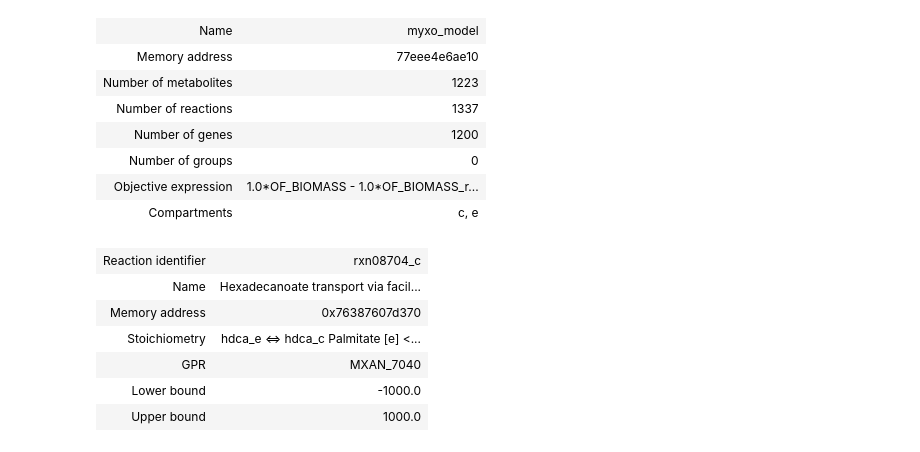
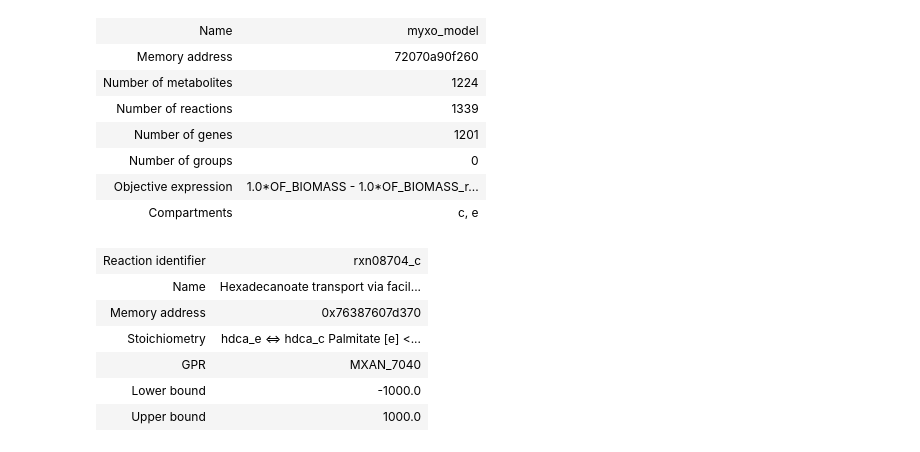
Before and after one commit to BondonMickael/M_xanthus-E_coli-Predation, a Jupyter notebook: notebooks/test_growth.ipynb, the cells around one changed output. Cells and saved outputs as stored; diff of their text form; code cells hidden in the pictures.

Commit message:
- New model V4 (Oxygen fix) - Try to see which metabolites is not produce with iMAT (Sinks)

```diff
--- a/notebooks/test_growth.ipynb
+++ b/notebooks/test_growth.ipynb
@@ -11,14 +11,14 @@ from cobra.io import (
 from cobra.flux_analysis import flux_variability_analysis
 import numpy as np
 # %%
-M_xanthus = read_sbml_model("../M_xanthus_model_V3.xml")
+M_xanthus = read_sbml_model("../M_xanthus_model_V4.xml")
 M_xanthus
 # %% [output]
 | Name | myxo_model |
-| Memory address | 77eee4e6ae10 |
-| Number of metabolites | 1223 |
-| Number of reactions | 1337 |
-| Number of genes | 1200 |
+| Memory address | 72070a90f260 |
+| Number of metabolites | 1224 |
+| Number of reactions | 1339 |
+| Number of genes | 1201 |
 | Number of groups | 0 |
 | Objective expression | 1.0*OF_BIOMASS - 1.0*OF_BIOMASS_r... |
 | Compartments | c, e |
```
Also changed, not shown: parts of 3 cells of this notebook, 4 other files.
